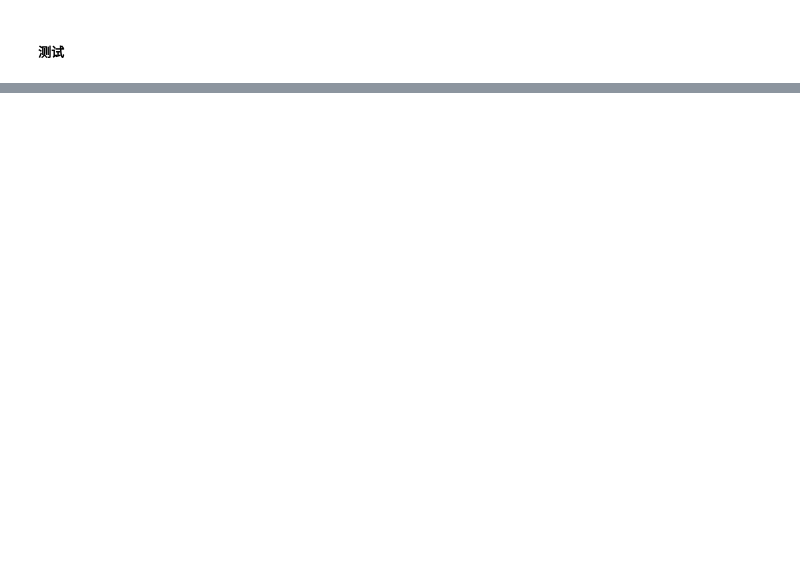
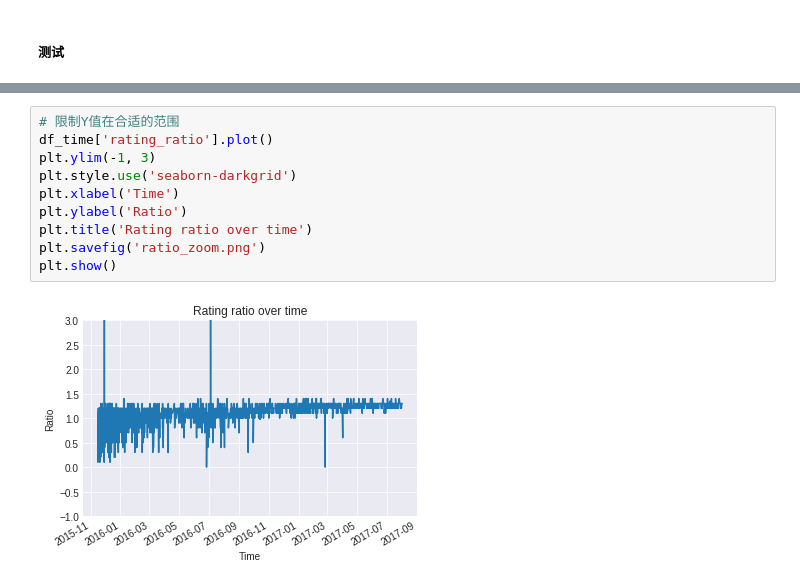
Before and after one commit to luna825/data-analyst-uda, a Jupyter notebook: project2/wrangle_act.ipynb, the cells around one changed output, grey strips where cells are left out. Drawn from its saved outputs; the diff is of its cells as text; blank space fills up the shorter version.

```diff
--- a/project2/wrangle_act.ipynb
+++ b/project2/wrangle_act.ipynb
@@ -266,0 +763,12 @@ memory usage: 257.8+ KB
+# %%
+# 限制Y值在合适的范围
+df_time['rating_ratio'].plot()
+plt.ylim(-1, 3)
+plt.style.use('seaborn-darkgrid')
+plt.xlabel('Time')
+plt.ylabel('Ratio')
+plt.title('Rating ratio over time')
+plt.savefig('ratio_zoom.png')
+plt.show()
+# %% [output]
+[figure, added]
```
Also changed, not shown: parts of 99 cells of this notebook, 6 other files.
